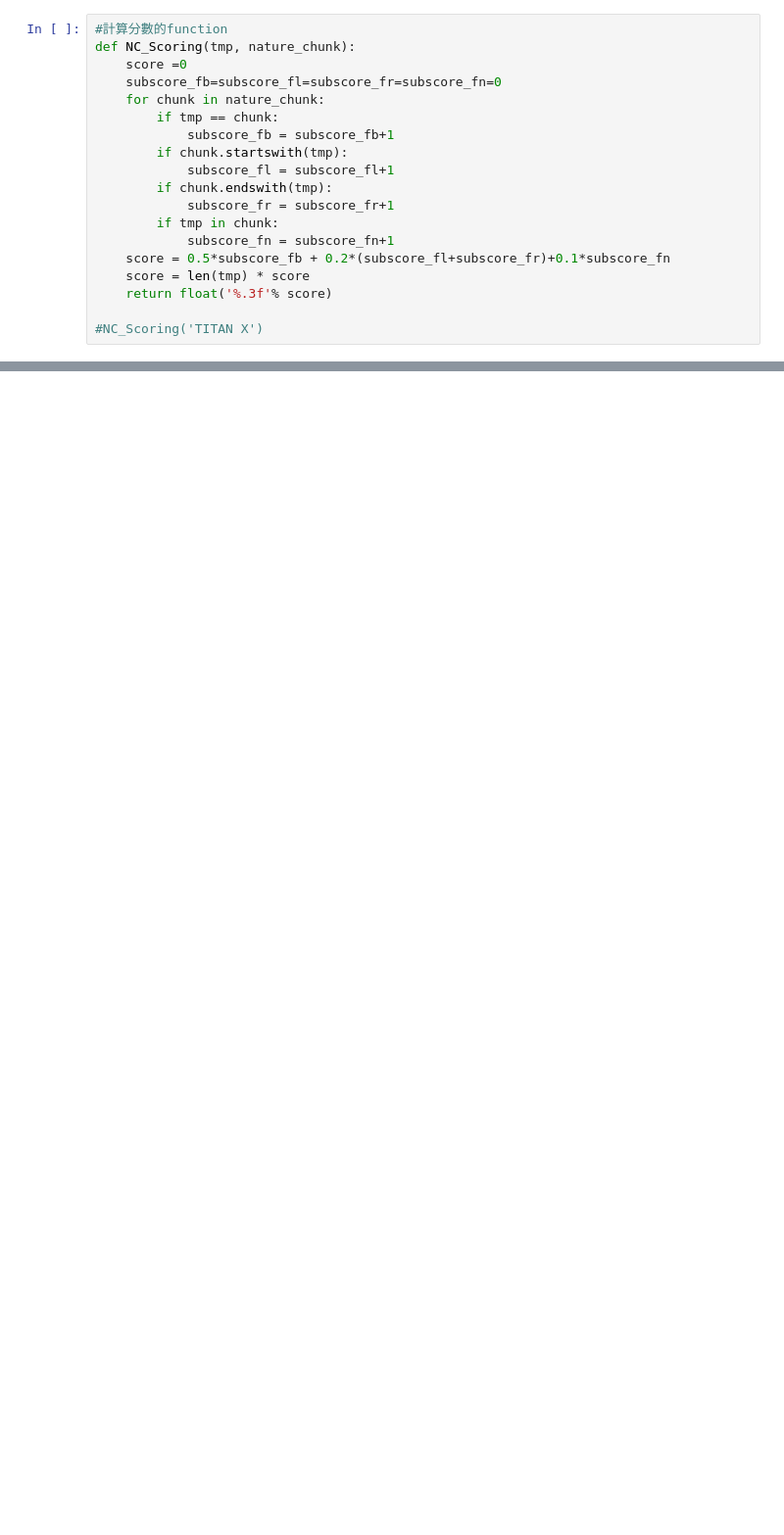
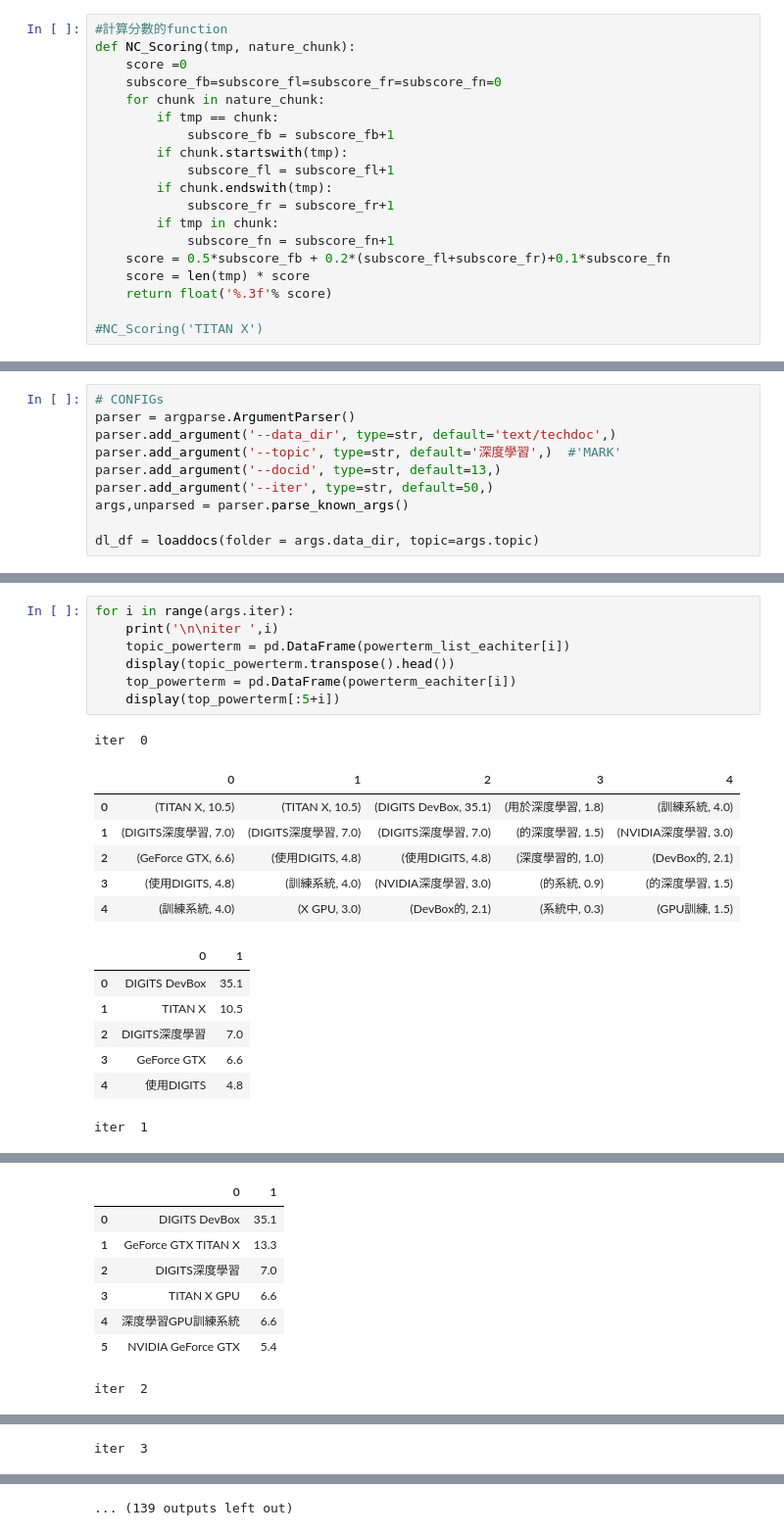
Before and after one commit to Backlu/textmining, a Jupyter notebook: unsupervised_text_feature_extraction.ipynb, the cells around one changed output, grey strips where cells are left out. Shown at 98% size. Drawn from its saved outputs; the diff is of its cells as text; blank space fills up the shorter version.

```diff
--- a/unsupervised_text_feature_extraction.ipynb
+++ b/unsupervised_text_feature_extraction.ipynb
@@ -159,0 +328,10 @@ powerterm
+# %%
+# CONFIGs
+parser = argparse.ArgumentParser()
+parser.add_argument('--data_dir', type=str, default='text/techdoc',)
+parser.add_argument('--topic', type=str, default='深度學習',)  #'MARK'
+parser.add_argument('--docid', type=str, default=13,)
+parser.add_argument('--iter', type=str, default=50,)
+args,unparsed = parser.parse_known_args()
+
+dl_df = loaddocs(folder = args.data_dir, topic=args.topic)
@@ -159,0 +347,22 @@ powerterm
+# %%
+for i in range(args.iter):
+    print('\n\niter ',i)
+    topic_powerterm = pd.DataFrame(powerterm_list_eachiter[i])
+    display(topic_powerterm.transpose().head())
+    top_powerterm = pd.DataFrame(powerterm_eachiter[i])
+    display(top_powerterm[:5+i])
+# %% [output]
+iter  0
+|  | 0 | 1 | 2 | 3 | 4 |
+| 0 | (TITAN X, 10.5) | (TITAN X, 10.5) | (DIGITS DevBox, 35.1) | (用於深度學習, 1.8) | (訓練系統, 4.0) |
+| 1 | (DIGITS深度學習, 7.0) | (DIGITS深度學習, 7.0) | (DIGITS深度學習, 7.0) | (的深度學習, 1.5) | (NVIDIA深度學習, 3.0) |
+| 2 | (GeForce GTX, 6.6) | (使用DIGITS, 4.8) | (使用DIGITS, 4.8) | (深度學習的, 1.0) | (DevBox的, 2.1) |
+| 3 | (使用DIGITS, 4.8) | (訓練系統, 4.0) | (NVIDIA深度學習, 3.0) | (的系統, 0.9) | (的深度學習, 1.5) |
+| 4 | (訓練系統, 4.0) | (X GPU, 3.0) | (DevBox的, 2.1) | (系統中, 0.3) | (GPU訓練, 1.5) |
+|  | 0 | 1 |
+| 0 | DIGITS DevBox | 35.1 |
+| 1 | TITAN X | 10.5 |
+| 2 | DIGITS深度學習 | 7.0 |
+| 3 | GeForce GTX | 6.6 |
+| 4 | 使用DIGITS | 4.8 |
+iter  1
@@ -159,0 +375,8 @@ powerterm
+|  | 0 | 1 |
+| 0 | DIGITS DevBox | 35.1 |
+| 1 | GeForce GTX TITAN X | 13.3 |
+| 2 | DIGITS深度學習 | 7.0 |
+| 3 | TITAN X GPU | 6.6 |
+| 4 | 深度學習GPU訓練系統 | 6.6 |
+| 5 | NVIDIA GeForce GTX | 5.4 |
+iter  2
@@ -159,0 +397 @@ powerterm
+iter  3
@@ -159,0 +413 @@ powerterm
+... (139 outputs left out)
```
Also changed, not shown: parts of 25 cells of this notebook, 3 other files.
